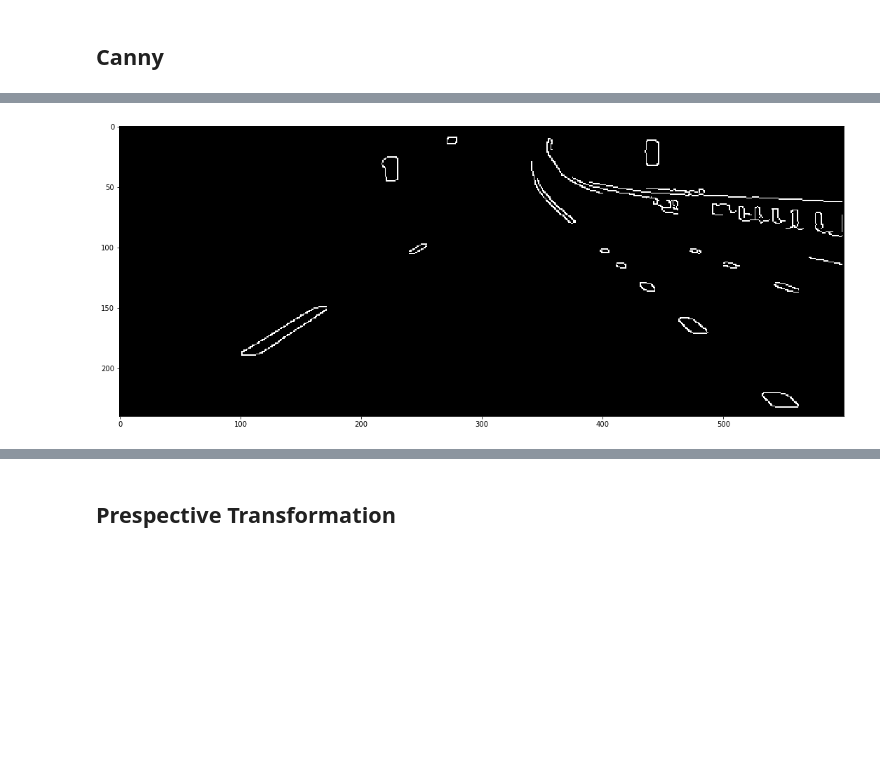
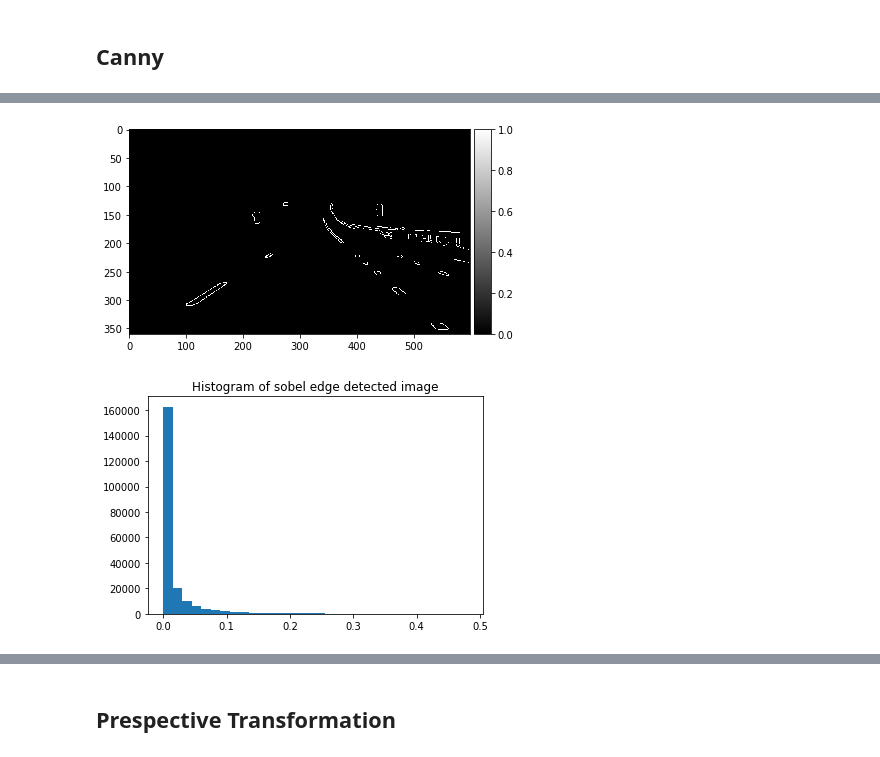
Before and after one commit to Ali-Hossam/Video-Lane-Detection, a Jupyter notebook: Lane Detection.ipynb, the cells around one changed output, grey strips where cells are left out. Saved outputs shown, nothing was run; the diff lists cells and outputs as text; code cells hidden in the pictures; blank space fills up the shorter version.

```diff
--- a/Lane Detection.ipynb
+++ b/Lane Detection.ipynb
@@ -211,6 +133,5 @@ Wall time: 61.8 ms
 # %%
-plt.figure(figsize=(15, 10))  # Define the figure size (width, height)
 io.imshow(edged_image, cmap='gray')
 plt.show()
 # %% [output]
-[figure, old version]
+[figure, new version]
@@ -216,0 +140,7 @@ plt.show()
+# %%
+# get histogram of sobel edged image values
+_ = plt.hist(sobel_eged_image.reshape(-1), bins=32)
+plt.title("Histogram of sobel edge detected image")
+plt.show()
+# %% [output]
+[figure, added]
```
Also changed, not shown: parts of 16 cells of this notebook.
